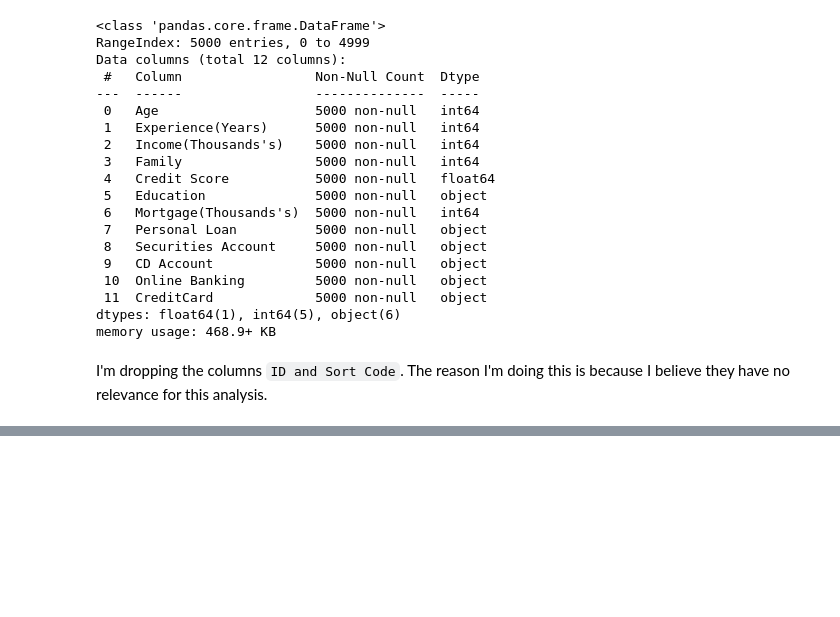
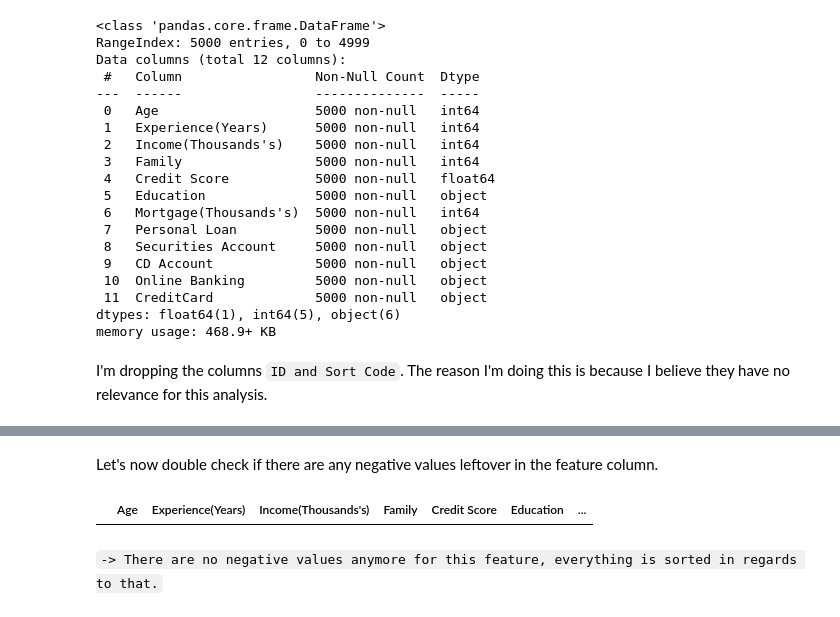
Before and after one commit to mariosantos2023410/MarioSantos_ML_CA2, a Jupyter notebook: MarioSantos_ML_CA2.ipynb, the cells around one changed output, grey strips where cells are left out. Cells and saved outputs as stored; diff of their text form; code cells hidden in the pictures; blank space fills up the shorter version.

```diff
--- a/MarioSantos_ML_CA2.ipynb
+++ b/MarioSantos_ML_CA2.ipynb
@@ -295,0 +324,10 @@ I'm dropping the columns `ID and Sort Code`. The reason I'm doing this is becaus
+# %%
+df['Experience(Years)'] = abs(df['Experience(Years)'])
+# %% [markdown]
+Let's now double check if there are any negative values leftover in the feature column.
+# %%
+df[df['Experience(Years)']<0]
+# %% [output]
+|  | Age | Experience(Years) | Income(Thousands's) | Family | Credit Score | Education | ... |
+# %% [markdown]
+`-> There are no negative values anymore for this feature, everything is sorted in regards to that.`
```
Also changed, not shown: parts of 5 cells of this notebook.
